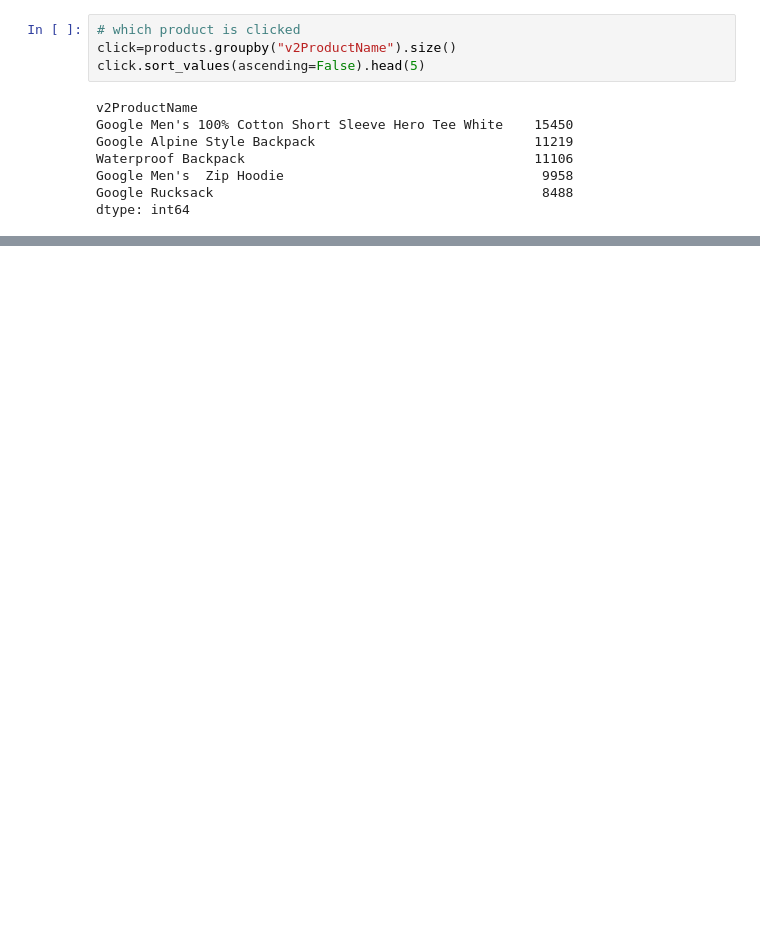
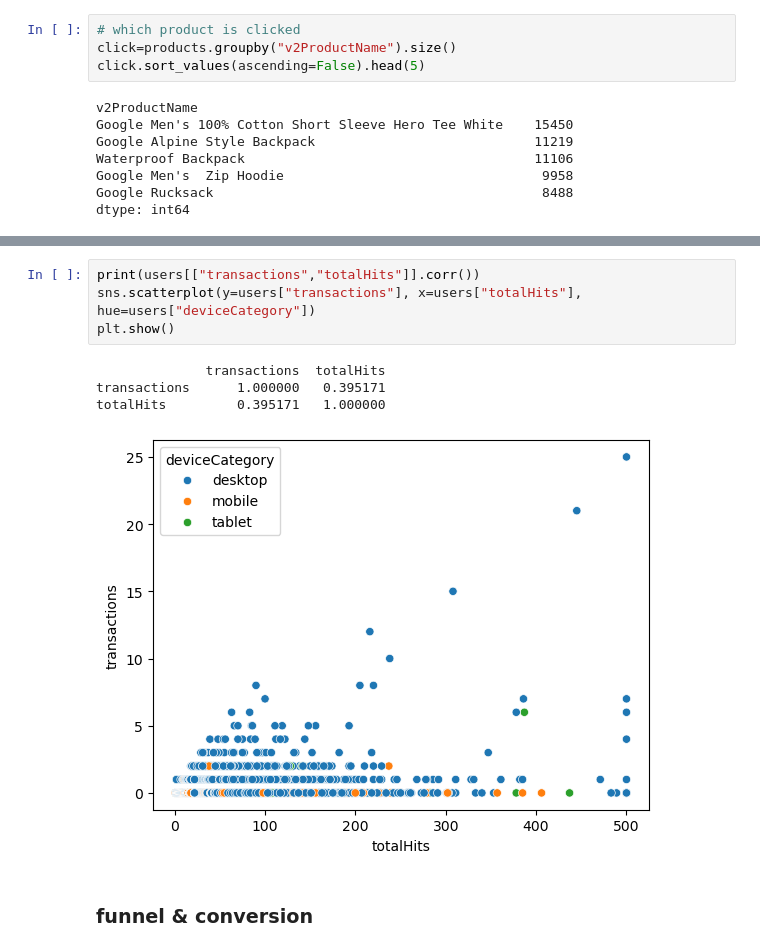
Before and after one commit to karthik-manikulam/GA360-Funnel-Analysis, a Jupyter notebook: GA360_Funnel_Analysis.ipynb, the cells around one changed output, grey strips where cells are left out. Saved outputs shown, nothing was run; the diff lists cells and outputs as text; blank space fills up the shorter version.

Commit message:
Initial commit: GA360 Funnel Analysis

```diff
--- a/Untitled.ipynb
+++ b/GA360_Funnel_Analysis.ipynb
@@ -775,0 +999,11 @@ buy
+# %%
+print(users[["transactions","totalHits"]].corr())
+sns.scatterplot(y=users["transactions"], x=users["totalHits"], hue=users["deviceCategory"])
+plt.show()
+# %% [output]
+              transactions  totalHits
+transactions      1.000000   0.395171
+totalHits         0.395171   1.000000
+[figure, added]
+# %% [markdown]
+### funnel & conversion
```
Also changed, not shown: parts of 50 cells of this notebook, 11 other files.
